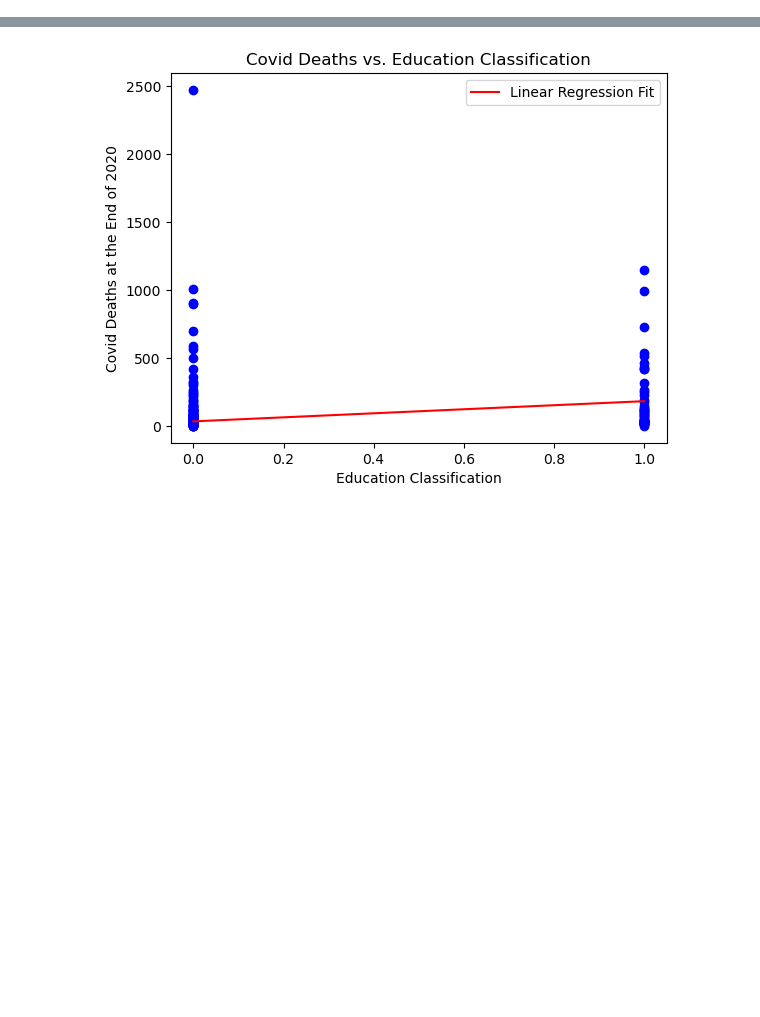
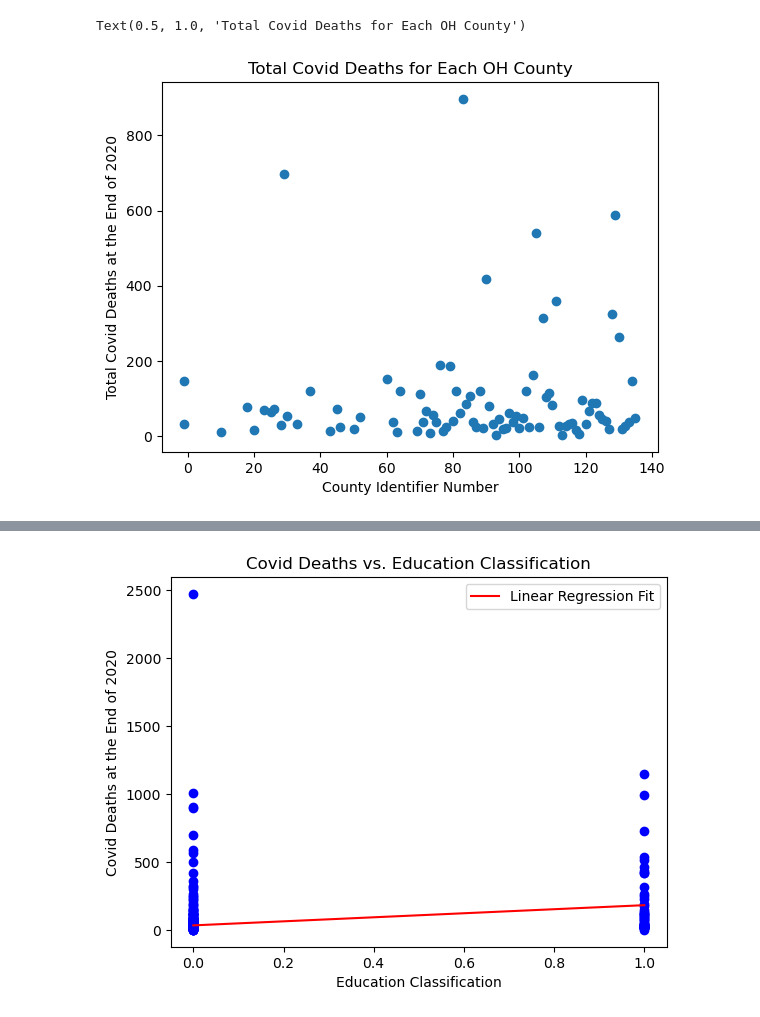
Before and after one commit to cag325/Project1, a Jupyter notebook: Covid_Analysis_Final.ipynb, the cells around one changed output, grey strips where cells are left out. Drawn from its saved outputs; the diff is of its cells as text; code cells hidden in the pictures; blank space fills up the shorter version.

```diff
--- a/Covid_Analysis_Final.ipynb
+++ b/Covid_Analysis_Final.ipynb
@@ -112,0 +123,9 @@ Name: deaths, Length: 89, dtype: float64
+# %%
+# Use index ranges in case where data is missing for particular counties
+plt.scatter(oh_county_ID[:len(oh_county_deaths)], oh_county_deaths)
+plt.xlabel('County Identifier Number')
+plt.ylabel('Total Covid Deaths at the End of 2020')
+plt.title('Total Covid Deaths for Each OH County')
+# %% [output]
+Text(0.5, 1.0, 'Total Covid Deaths for Each OH County')
+[figure, added]
```
Also changed, not shown: parts of 10 cells of this notebook.
